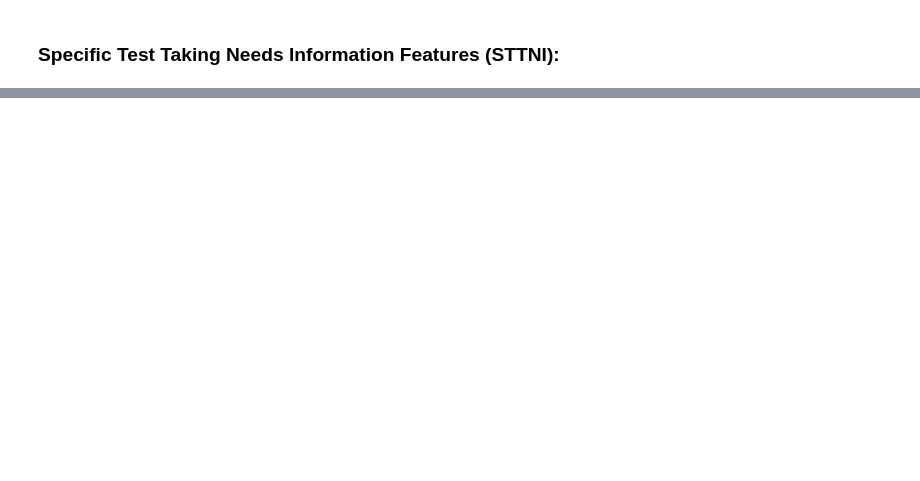
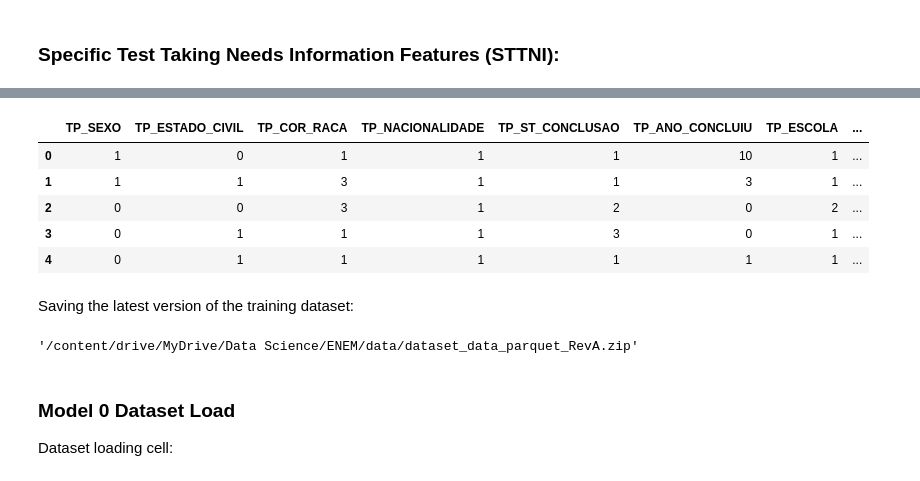
Before and after one commit to higorpr/ENEM_Exploration_Analysis, a Jupyter notebook: ENEM_Exploratory_Analysis.ipynb, the cells around one changed output, grey strips where cells are left out. Drawn from its saved outputs; the diff is of its cells as text; code cells hidden in the pictures; blank space fills up the shorter version.

```diff
--- a/ENEM_Exploratory_Analysis.ipynb
+++ b/ENEM_Exploratory_Analysis.ipynb
@@ -3178,0 +3194,27 @@ df_train[sei].shape
+# %%
+# Feature: TP_SEXO
+def SexToken(string):
+    '''
+    Function that transforms an sex indicative strings into an integer tokens.
+    - INPUT:
+        string: String informing sex
+    - OUTPUT:
+        token: Tokenization of sex string
+    '''
+    if string == 'M':
+        token = 0
+    if string == "F":
+        token = 1
+
+    return token
+# %%
+df_dataset['TP_SEXO'] = df_dataset['TP_SEXO'].apply(SexToken)
+# %%
+df_dataset.head()
+# %% [output]
+|  | TP_SEXO | TP_ESTADO_CIVIL | TP_COR_RACA | TP_NACIONALIDADE | TP_ST_CONCLUSAO | TP_ANO_CONCLUIU | TP_ESCOLA | ... |
+| 0 | 1 | 0 | 1 | 1 | 1 | 10 | 1 | ... |
+| 1 | 1 | 1 | 3 | 1 | 1 | 3 | 1 | ... |
+| 2 | 0 | 0 | 3 | 1 | 2 | 0 | 2 | ... |
+| 3 | 0 | 1 | 1 | 1 | 3 | 0 | 1 | ... |
+| 4 | 0 | 1 | 1 | 1 | 1 | 1 | 1 | ... |
@@ -3178,0 +3241,18 @@ df_train[sei].shape
+# %% [markdown]
+Saving the latest version of the training dataset:
+# %%
+# Sending cleaned train dataframe to Google Drive
+df_dataset.to_parquet('df_dataset_RevA.parquet')
+
+with ZipFile('dataset_data_parquet_RevA.zip', 'w') as zip_obj:
+    zip_obj.write('df_dataset_RevA.parquet')
+
+colab_link = '/content/dataset_data_parquet_RevA.zip'
+gdrive_link = '/content/drive/MyDrive/Data Science/ENEM/data/'
+shutil.copy(colab_link, gdrive_link)
+# %% [output]
+'/content/drive/MyDrive/Data Science/ENEM/data/dataset_data_parquet_RevA.zip'
+# %% [markdown]
+### Model 0 Dataset Load
+
+Dataset loading cell:
```
Also changed, not shown: parts of 37 cells of this notebook.
